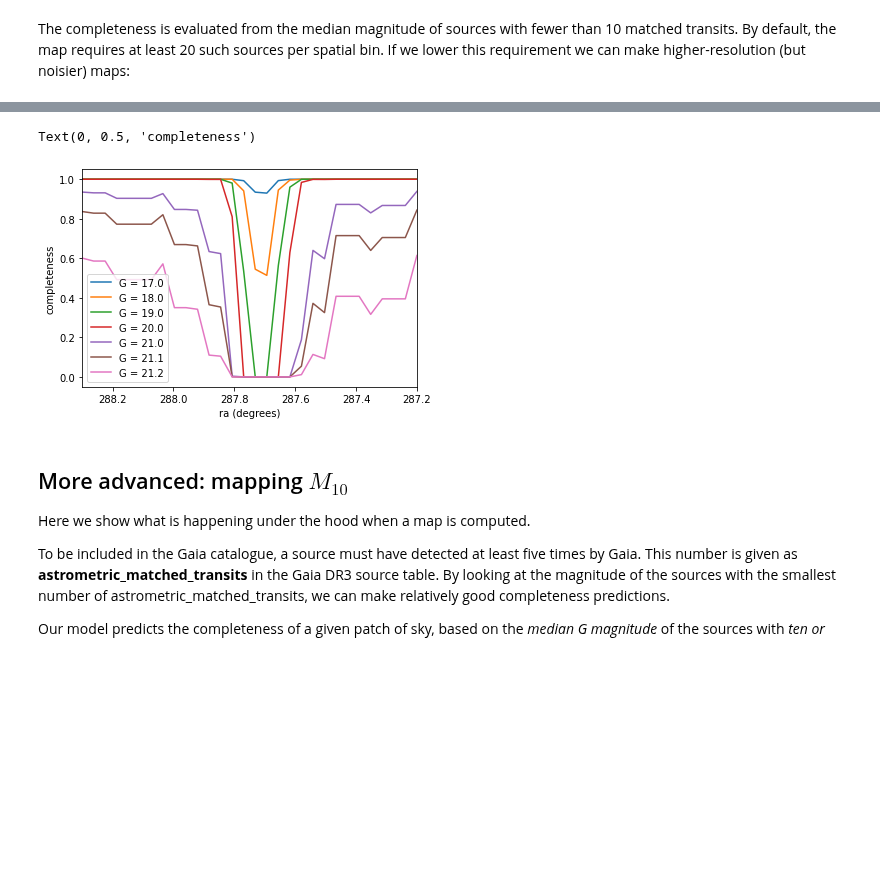
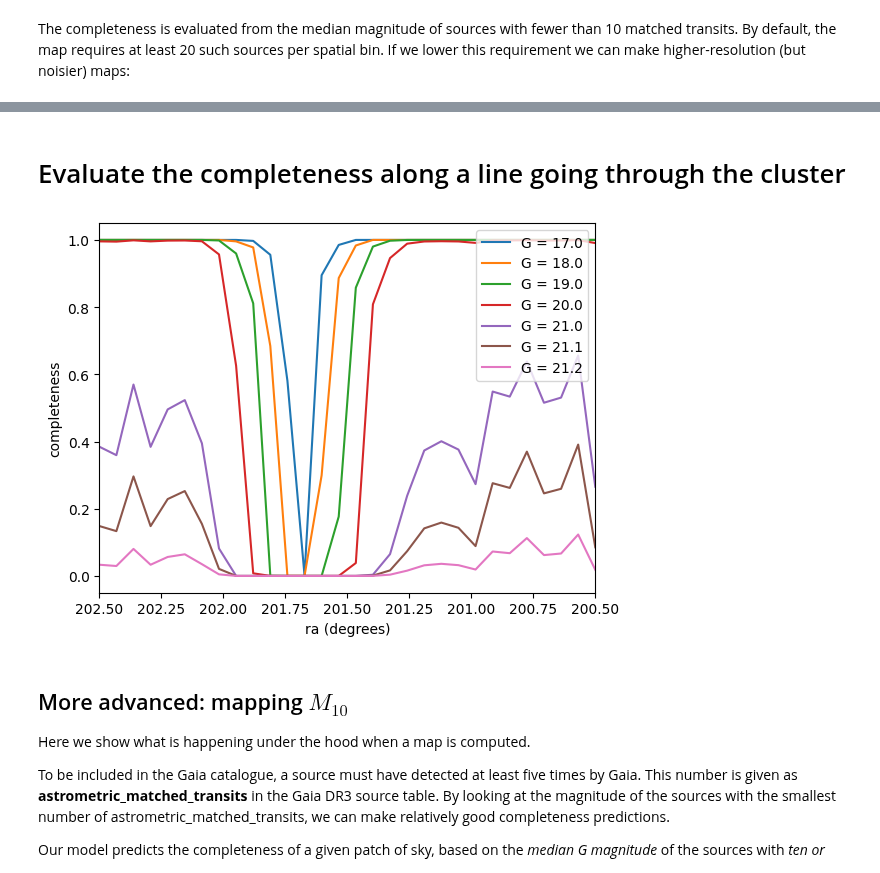
Before and after one commit to gaia-unlimited/gaiaunlimited, a Jupyter notebook: docs/dr3-empirical-completeness.ipynb, the cells around one changed output, grey strips where cells are left out. Saved outputs shown, nothing was run; the diff lists cells and outputs as text; code cells hidden in the pictures; blank space fills up the shorter version.

```diff
--- a/docs/dr3-empirical-completeness.ipynb
+++ b/docs/dr3-empirical-completeness.ipynb
@@ -119,0 +113,4 @@ Done.
+# %%
+%%time
+coordCenter = SkyCoord(ra=200.5,dec=-47.5,unit='deg',frame='icrs')
+mapPatch = DR3SelectionFunctionTCG( 'patch' , coordCenter , 1.5 )
@@ -139,0 +136,3 @@ Here we evaluate the completeness at various magnitudes, along a straight line g
+# %%
+%%time
+mapPatch_higherRes = DR3SelectionFunctionTCG( 'patch' , coordCenter , 1.5 , min_points=5)
@@ -140,26 +247,27 @@ Here we evaluate the completeness at various magnitudes, along a straight line g
+# %% [markdown]
+# Evaluate the completeness along a line going through the cluster
 # %%
 import numpy as np
 from astropy import units as u
 from astropy.coordinates import SkyCoord
 
-ra = np.linspace(287.2,288.3,30)
-dec = -60 * np.ones_like(ra)
+ra = np.linspace(202.5,200.5,30)
+dec = -47.45 * np.ones_like(ra)
 
 cc = SkyCoord(ra=ra*u.degree, dec=dec*u.degree)
 
 
 import matplotlib.pyplot as plt
 plt.figure(0)
 for g in [17,18,19,20,21,21.1,21.2]:
-    completeness = patch.query(cc,g*np.ones_like(cc))
-    plt.plot( cc.ra.degree , completeness , label='G = %.1f' % (g))
-plt.legend()
+    completenessGCslice = mapPatch_higherRes.query(cc,g*np.ones_like(cc))
+    plt.plot( cc.ra.degree , completenessGCslice , label='G = %.1f' % (g))
+plt.legend(loc='upper right')
 plt.xlim(max(cc.ra.degree),min(cc.ra.degree))
 plt.xlabel('ra (degrees)')
-plt.ylabel('completeness')
+plt.ylabel('completeness');
 # %% [output]
-Text(0, 0.5, 'completeness')
-[figure, old version]
+[figure, new version]
 # %% [markdown]
 ## More advanced: mapping $M_{10}$
 
```
Also changed, not shown: parts of 31 cells of this notebook, 1 other file.
